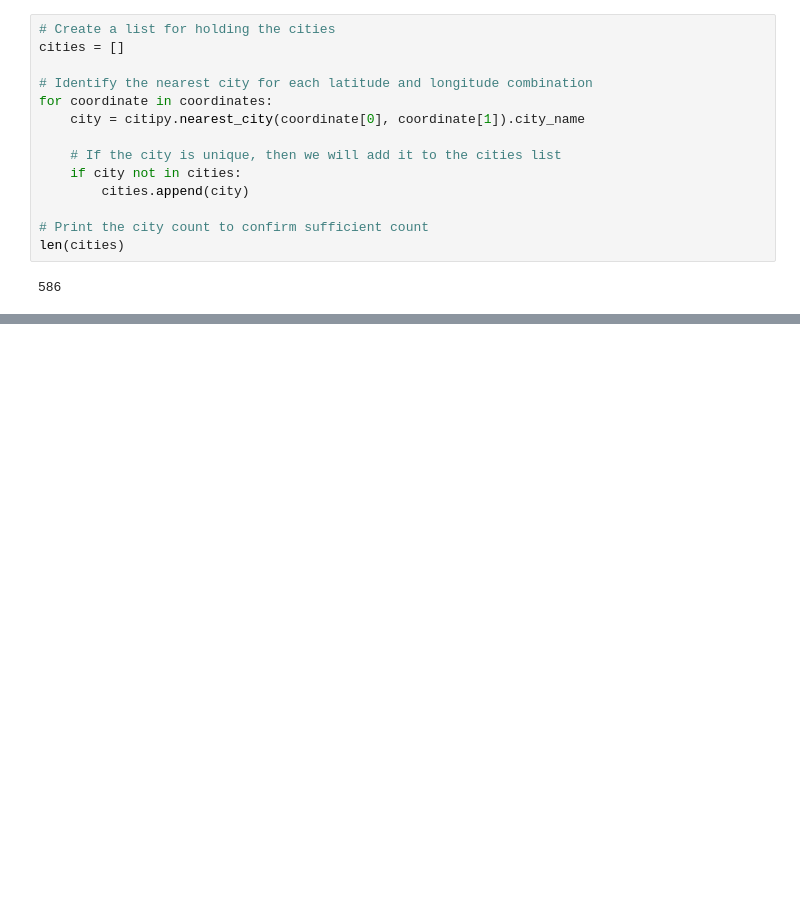
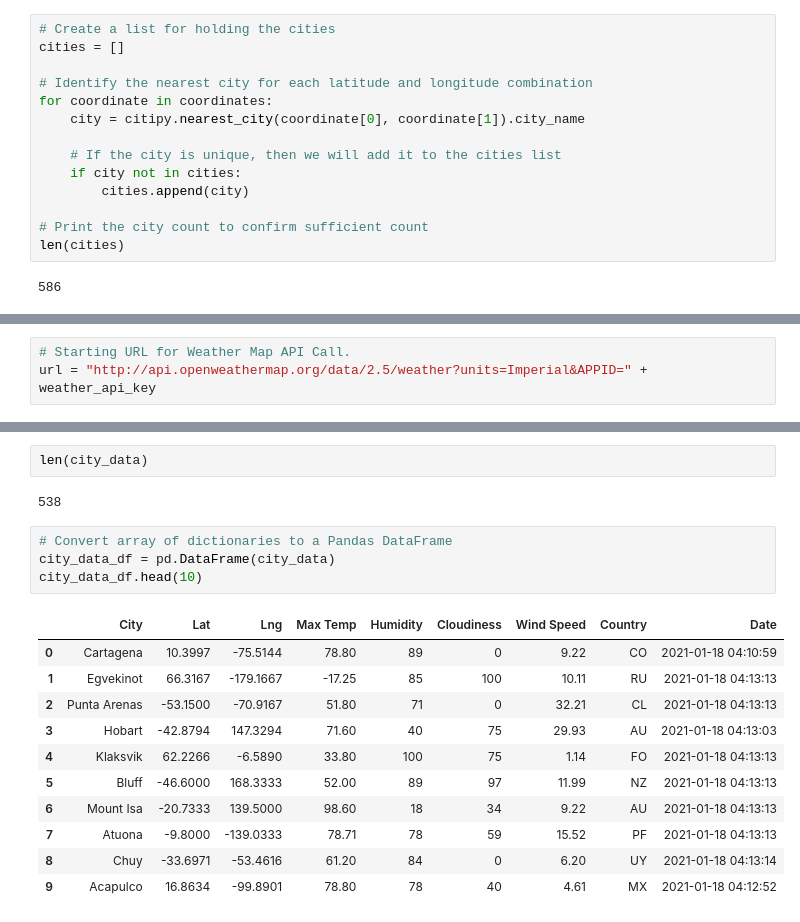
Before and after one commit to joelapsansky/world-weather-analysis, a Jupyter notebook: weatherPy.ipynb, the cells around one changed output, grey strips where cells are left out. Saved outputs shown, nothing was run; the diff lists cells and outputs as text; blank space fills up the shorter version.

Commit message:
adding weatherPy to repo

```diff
--- a/weatherPy.ipynb
+++ b/weatherPy.ipynb
@@ -35,0 +45,3 @@ len(cities)
+# %%
+# Starting URL for Weather Map API Call.
+url = "http://api.openweathermap.org/data/2.5/weather?units=Imperial&APPID=" + weather_api_key
@@ -35,0 +132,20 @@ len(cities)
+# %%
+len(city_data)
+# %% [output]
+538
+# %%
+# Convert array of dictionaries to a Pandas DataFrame
+city_data_df = pd.DataFrame(city_data)
+city_data_df.head(10)
+# %% [output]
+|  | City | Lat | Lng | Max Temp | Humidity | Cloudiness | Wind Speed | Country | Date |
+| 0 | Cartagena | 10.3997 | -75.5144 | 78.80 | 89 | 0 | 9.22 | CO | 2021-01-18 04:10:59 |
+| 1 | Egvekinot | 66.3167 | -179.1667 | -17.25 | 85 | 100 | 10.11 | RU | 2021-01-18 04:13:13 |
+| 2 | Punta Arenas | -53.1500 | -70.9167 | 51.80 | 71 | 0 | 32.21 | CL | 2021-01-18 04:13:13 |
+| 3 | Hobart | -42.8794 | 147.3294 | 71.60 | 40 | 75 | 29.93 | AU | 2021-01-18 04:13:03 |
+| 4 | Klaksvik | 62.2266 | -6.5890 | 33.80 | 100 | 75 | 1.14 | FO | 2021-01-18 04:13:13 |
+| 5 | Bluff | -46.6000 | 168.3333 | 52.00 | 89 | 97 | 11.99 | NZ | 2021-01-18 04:13:13 |
+| 6 | Mount Isa | -20.7333 | 139.5000 | 98.60 | 18 | 34 | 9.22 | AU | 2021-01-18 04:13:13 |
+| 7 | Atuona | -9.8000 | -139.0333 | 78.71 | 78 | 59 | 15.52 | PF | 2021-01-18 04:13:13 |
+| 8 | Chuy | -33.6971 | -53.4616 | 61.20 | 84 | 0 | 6.20 | UY | 2021-01-18 04:13:14 |
+| 9 | Acapulco | 16.8634 | -99.8901 | 78.80 | 78 | 40 | 4.61 | MX | 2021-01-18 04:12:52 |
```
Also changed, not shown: parts of 5 cells of this notebook.
